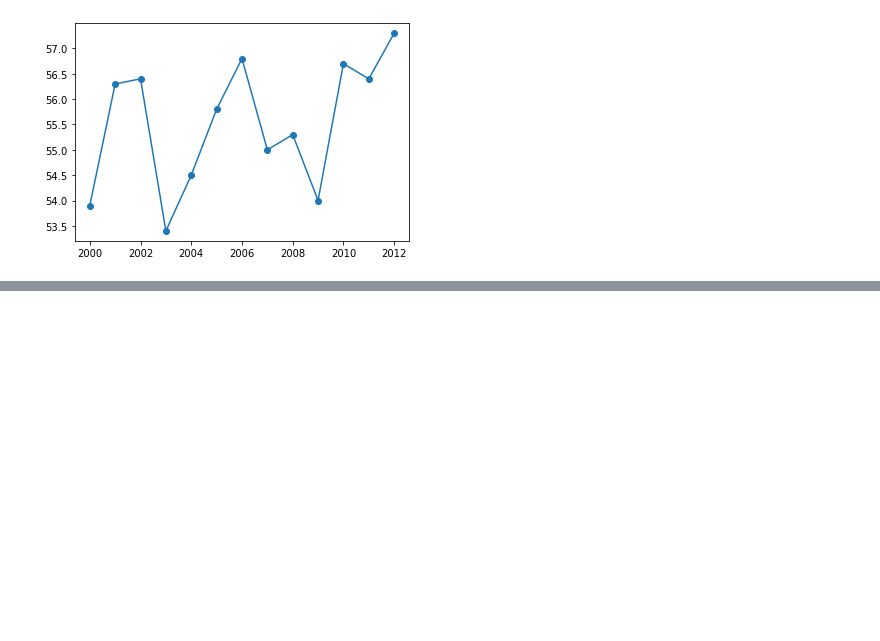
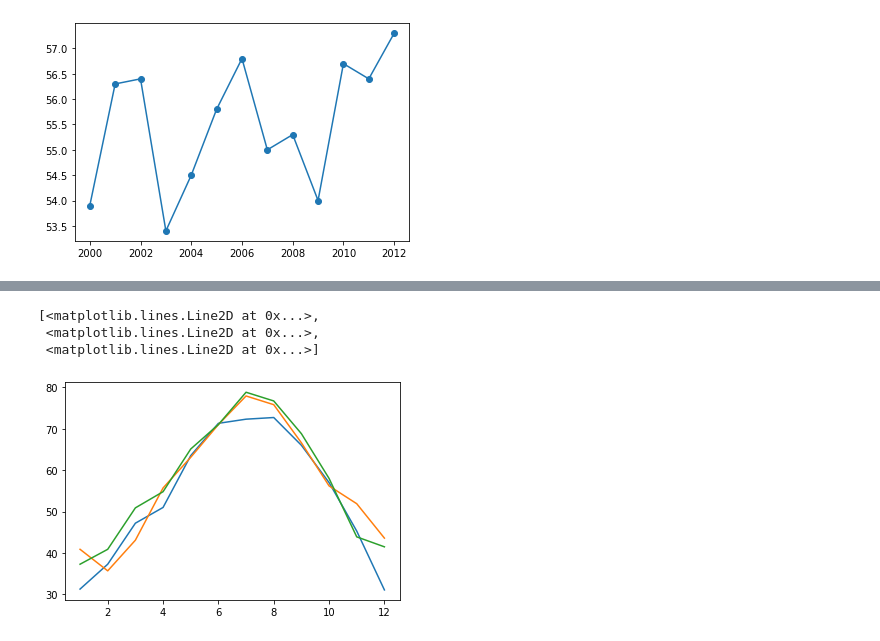
Before and after one commit to alexiaca/mentores-python, a Jupyter notebook: Python06.ipynb, the cells around one changed output, grey strips where cells are left out. Drawn from its saved outputs; the diff is of its cells as text; code cells hidden in the pictures; blank space fills up the shorter version.

```diff
--- a/Python06.ipynb
+++ b/Python06.ipynb
@@ -101,0 +113,4 @@ plot (anos, temp_ny, marker = "o")
+# %%
+temp_2000 = [31.3, 37.3, 47.2, 51.0, 63.5, 71.3, 72.3, 72.7, 66.0, 57.0, 45.3, 31.1]
+temp_2006 = [40.9, 35.7, 43.1, 55.7, 63.1, 71.0, 77.9, 75.8, 66.6, 56.2, 51.9, 43.6]
+temp_2012 = [37.3, 40.9, 50.9, 54.8, 65.1, 71.0, 78.8, 76.7, 68.8, 58.0, 43.9, 41.5]
@@ -101,0 +119,2 @@ plot (anos, temp_ny, marker = "o")
+# %%
+meses = range(1, 13)
@@ -101,0 +130,7 @@ plot (anos, temp_ny, marker = "o")
+# %%
+plot(meses, temp_2000, meses, temp_2006, meses, temp_2012)
+# %% [output]
+[<matplotlib.lines.Line2D at 0x...>,
+ <matplotlib.lines.Line2D at 0x...>,
+ <matplotlib.lines.Line2D at 0x...>]
+[figure, added]
```
Also changed, not shown: parts of 15 cells of this notebook.
